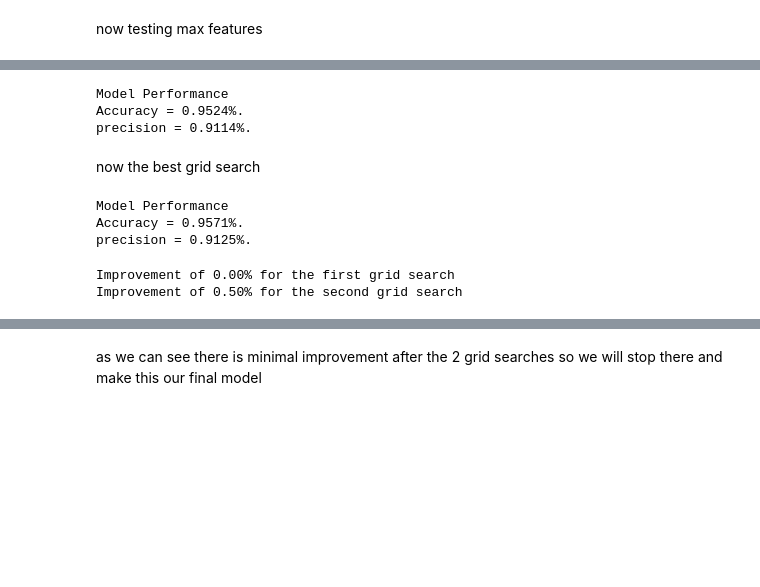
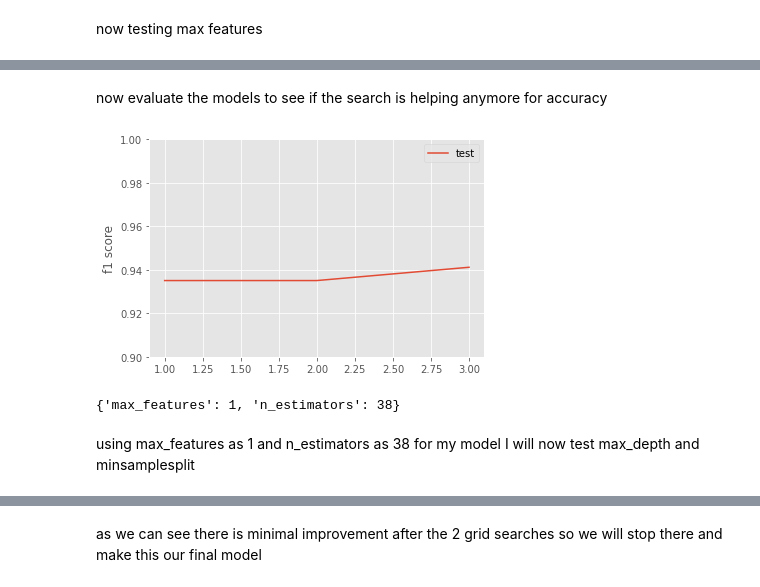
Before and after one commit to DJLeemstar/AICoursework, a Jupyter notebook: randomForest.ipynb, the cells around one changed output, grey strips where cells are left out. Cells and saved outputs as stored; diff of their text form; code cells hidden in the pictures; blank space fills up the shorter version.

```diff
--- a/randomForest.ipynb
+++ b/randomForest.ipynb
@@ -237,0 +239,9 @@ we will use max features as sqrt to save time. minimum sample leaf will be searc
+# %%
+from sklearn import metrics
+def evaluate(model, test_features, test_labels):
+    predictions = model.predict(test_features)
+    accuracy = metrics.accuracy_score(test_labels,predictions)
+    precision = metrics.precision_score(test_labels, predictions)
+    f1_score = metrics.f1_score(test_labels, predictions)
+
+    return f1_score
@@ -238,15 +275,10 @@ we will use max features as sqrt to save time. minimum sample leaf will be searc
 # %%
-param_grid = {
-    'n_estimators': np.arange(5,50, 10),
-    'min_samples_split': np.arange(0.001, 0.6, 0.1),
-    'min_samples_leaf': [0.05,0.1,0.15,0.2,0.25,0.3],
-    'max_features': ['sqrt'],
-}
+param_grid = {'n_estimators': np.arange(30,50),
+'max_features': np.arange(1,5)}
 
 RFgrid_model = model_selection.GridSearchCV(estimator = random_forest_model, param_grid = param_grid,
-                                 cv = 5, n_jobs = -1, verbose = 1, return_train_score=True)
-
+                                 cv = 5, n_jobs = -1, scoring='f1',verbose = 1, return_train_score=True)
 RFgrid_model.fit(x_train,y_train)
-
-print(RFgrid_model.best_params_)
+scores_of_models.append((RFgrid_model.best_params_, evaluate(RFgrid_model, x_test,y_test)))
+print(scores_of_models)
 # %% [output]
@@ -290,27 +287,19 @@ now for the first grid search
-# %%
-grid_search = RFgrid_model.best_estimator_
-
-grid_search.fit(x_train,y_train)
-first_grid_search_accuracy = evaluate(grid_search, x_test,y_test)
-# %% [output]
-Model Performance
-Accuracy = 0.9524%.
-precision = 0.9114%.
-# %% [markdown]
-now the best grid search
-# %%
-best_grid_search = RFgrid2_model.best_estimator_
-
-best_grid_search.fit(x_train,y_train)
-grid_final_accuracy = evaluate(best_grid_search, x_test,y_test)
-# %% [output]
-Model Performance
-Accuracy = 0.9571%.
-precision = 0.9125%.
-# %%
-print('Improvement of {:0.2f}% for the first grid search'.format( 100 * (first_grid_search_accuracy - base_accuracy) / base_accuracy))
-
-print('Improvement of {:0.2f}% for the second grid search'.format( 100 * (grid_final_accuracy - base_accuracy) / base_accuracy))
-# %% [output]
-Improvement of 0.00% for the first grid search
-Improvement of 0.50% for the second grid search
+# %% [markdown]
+now evaluate the models to see if the search is helping anymore for accuracy
+# %%
+temp_scores = []
+for i in scores_of_models:
+    temp_scores.append(i[1])
+plt.plot([1,2,3], temp_scores, '-', label = 'test')
+plt.legend()
+plt.ylabel('f1 score')
+plt.ylim(ymin = 0.9, ymax = 1)
+plt.show()
+# %% [output]
+[figure, added]
+# %%
+RFgrid_model.best_params_
+# %% [output]
+{'max_features': 1, 'n_estimators': 38}
+# %% [markdown]
+using max_features as 1 and n_estimators as 38 for my model I will now test max_depth and minsamplesplit
```
Also changed, not shown: parts of 35 cells of this notebook.
